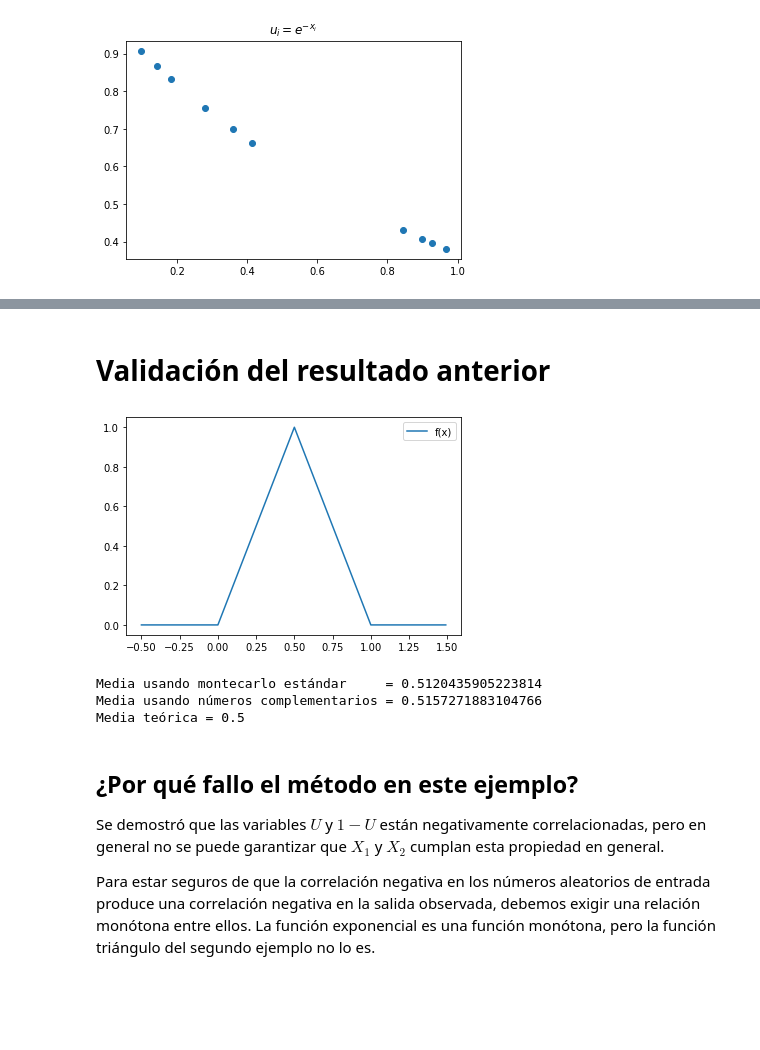
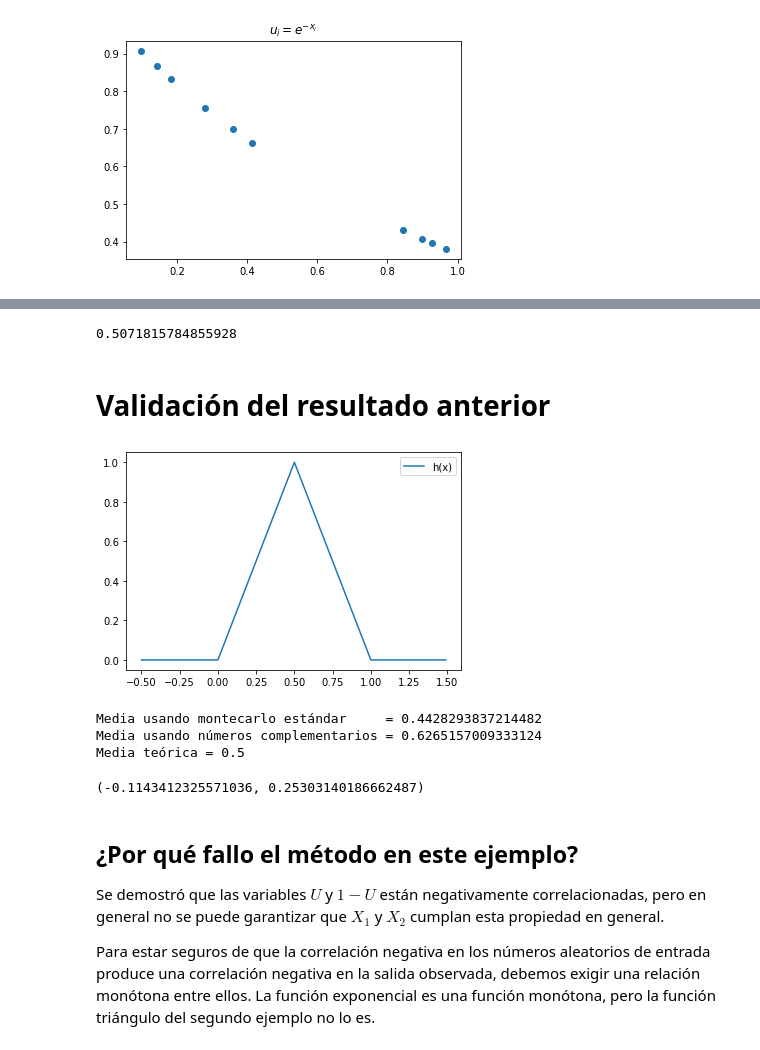
Before and after one commit to feramdor/SPF-2021-II, a Jupyter notebook: TEMA-2/Clase14_ContinuacionReduccionVarianza.ipynb, the cells around one changed output, grey strips where cells are left out. Cells and saved outputs as stored; diff of their text form; code cells hidden in the pictures; blank space fills up the shorter version.

```diff
--- a/TEMA-2/Clase14_ContinuacionReduccionVarianza.ipynb
+++ b/TEMA-2/Clase14_ContinuacionReduccionVarianza.ipynb
@@ -29,7 +29,7 @@ import pandas as pd
 # %%
 cycol = cycle('bgrcmk') # variable que contiene los colores a graficar
 a = 2; b = 8
-x = np.random.uniform(a,b,4)
+x = np.random.uniform(a,b,50)
 xc = b - x + a
 # print(x,xc)
 for i in range(len(x)):
@@ -178,30 +182,49 @@ Por lo tanto, $Cov[h(U),h(1-U)]={1\over 3}-{1\over 4}={1\over 12}$ y de esta man
+# %%
+h = lambda x: 0 if x < 0 else (2 * x if 0 <= x < 0.5 else(2 - 2 * x if 0.5 <= x <= 1 else 0))
+
+N = 10
+u1 = np.random.rand(N)
+media_montecarlo = np.mean(list(map(h, u1)))
+media_montecarlo
+# %% [output]
+0.5071815784855928
 # %% [markdown]
 # Validación del resultado anterior
 # %%
-np.random.seed(514)
+np.random.seed(5148)
 # Programar función h(x)
-
+h = lambda x: 0 if x < 0 else (2 * x if 0 <= x < 0.5 else(2 - 2 * x if 0.5 <= x <= 1 else 0))
 # Gráfica de la función h(x)
 x = np.arange(-.5,1.5,0.01)
-plt.plot(x,list(map(f,x)),label='f(x)')
+plt.plot(x,list(map(h,x)),label='h(x)')
 plt.legend()
 plt.show()
 
 # aproximar el valor de la integral usando montecarlo típico
+N = 10
+u1 = np.random.rand(N)
+media_montecarlo = np.mean(list(map(h, u1)))
 
 # Aproximación usando método de los números complementarios
 # Nota: Para ser justos tome la misma cantidad de términos para efectos de comparación
+u2 = np.random.rand(int(N/2))
+u2_c = 1 - u2
+media_complementario = np.mean(list(map(h, np.concatenate([u2, u2_c]))))
 
 print('Media usando montecarlo estándar     =',media_montecarlo)
 print('Media usando números complementarios =',media_complementario)
 print('Media teórica =',(0 + .5 + 1)/3 )
 # Distrubución triangular (media)
 # https://en.wikipedia.org/wiki/Triangular_distribution
 # %% [output]
-[figure, old version]
+[figure, new version]
-Media usando montecarlo estándar     = 0.5120435905223814
-Media usando números complementarios = 0.5157271883104766
+Media usando montecarlo estándar     = 0.4428293837214482
+Media usando números complementarios = 0.6265157009333124
 Media teórica = 0.5
+# %%
+(media_montecarlo - 0.5) / 0.5, (media_complementario -0.5) / 0.5
+# %% [output]
+(-0.1143412325571036, 0.25303140186662487)
 # %% [markdown]
 ## ¿Por qué fallo el método en este ejemplo?
 
```
Also changed, not shown: parts of 5 cells of this notebook, 2 other files.
